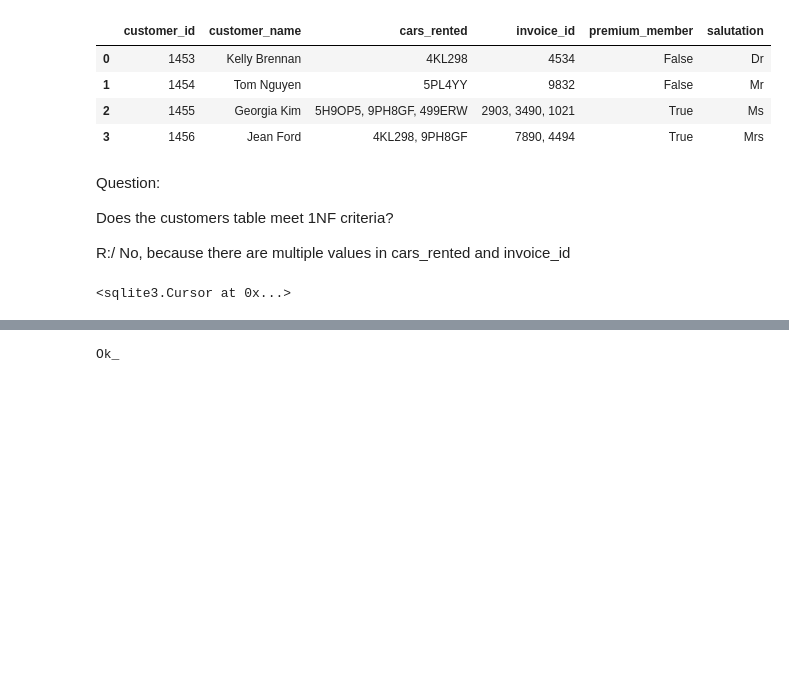
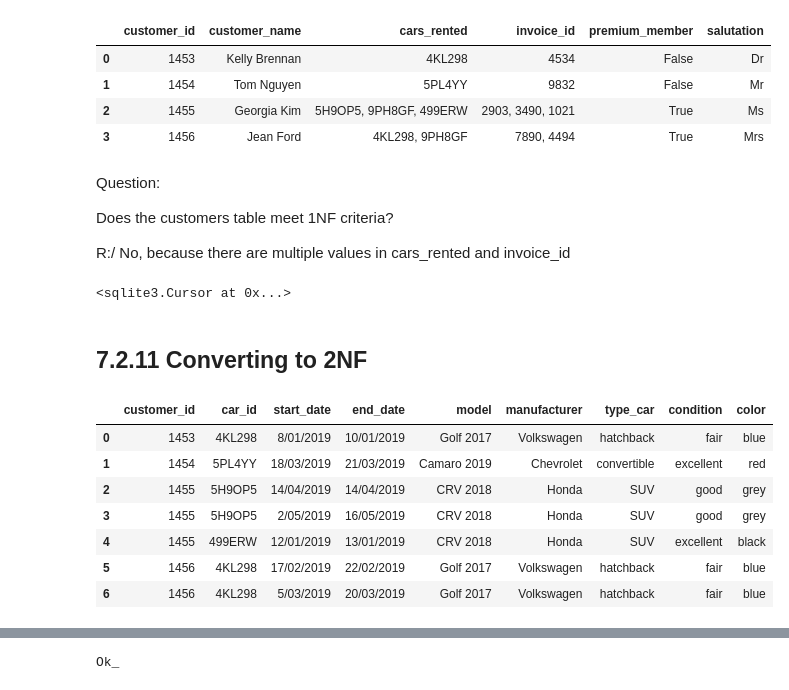
Before and after one commit to oecorrechag/Data-Engineer-track, a Jupyter notebook: Course 7 Database Design/notebooks/7.2.0_Database Schemas and Normalization.ipynb, the cells around one changed output, grey strips where cells are left out. Drawn from its saved outputs; the diff is of its cells as text; code cells hidden in the pictures; blank space fills up the shorter version.

```diff
--- a/Course 7 Database Design/notebooks/7.2.0_Database Schemas and Normalization.ipynb
+++ b/Course 7 Database Design/notebooks/7.2.0_Database Schemas and Normalization.ipynb
@@ -344,3 +341,17 @@ conn.commit()
 #             DROP COLUMN invoice_id
 
 #             """).fetchall()
+# %% [markdown]
+## 7.2.11 Converting to 2NF
+# %%
+customer_rentals = pd.read_csv(raw / 'customer_rentals.csv', sep = ',', decimal = '.', header = 0, encoding = 'utf-8')
+customer_rentals
+# %% [output]
+|  | customer_id | car_id | start_date | end_date | model | manufacturer | type_car | condition | color |
+| 0 | 1453 | 4KL298 | 8/01/2019 | 10/01/2019 | Golf 2017 | Volkswagen | hatchback | fair | blue |
+| 1 | 1454 | 5PL4YY | 18/03/2019 | 21/03/2019 | Camaro 2019 | Chevrolet | convertible | excellent | red |
+| 2 | 1455 | 5H9OP5 | 14/04/2019 | 14/04/2019 | CRV 2018 | Honda | SUV | good | grey |
+| 3 | 1455 | 5H9OP5 | 2/05/2019 | 16/05/2019 | CRV 2018 | Honda | SUV | good | grey |
+| 4 | 1455 | 499ERW | 12/01/2019 | 13/01/2019 | CRV 2018 | Honda | SUV | excellent | black |
+| 5 | 1456 | 4KL298 | 17/02/2019 | 22/02/2019 | Golf 2017 | Volkswagen | hatchback | fair | blue |
+| 6 | 1456 | 4KL298 | 5/03/2019 | 20/03/2019 | Golf 2017 | Volkswagen | hatchback | fair | blue |
```
Also changed, not shown: parts of 5 cells of this notebook, 1 other file.
